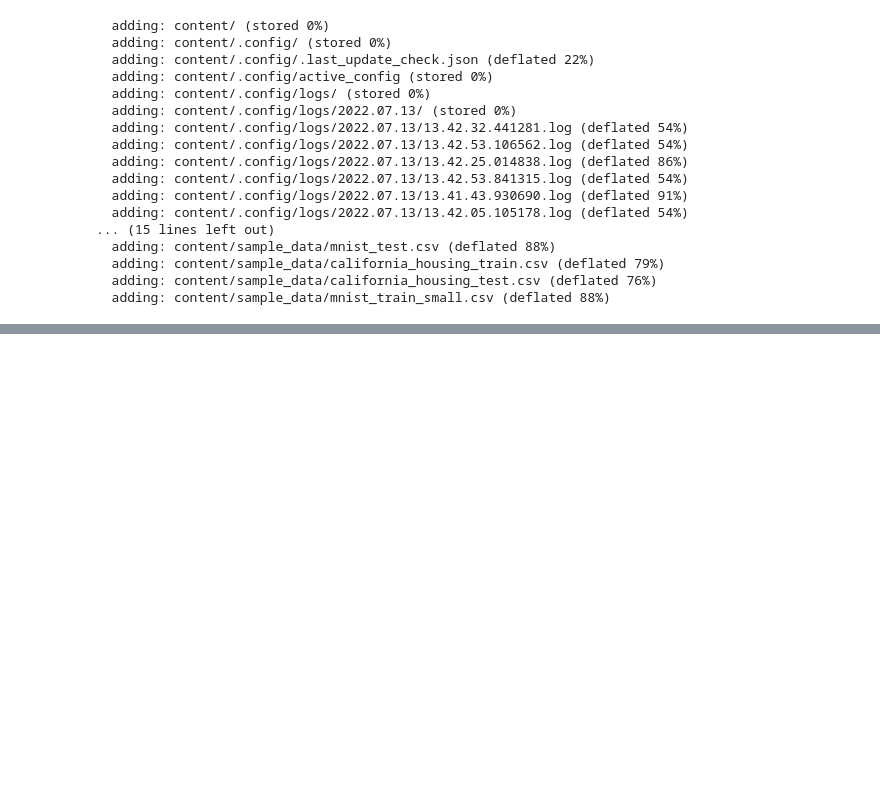
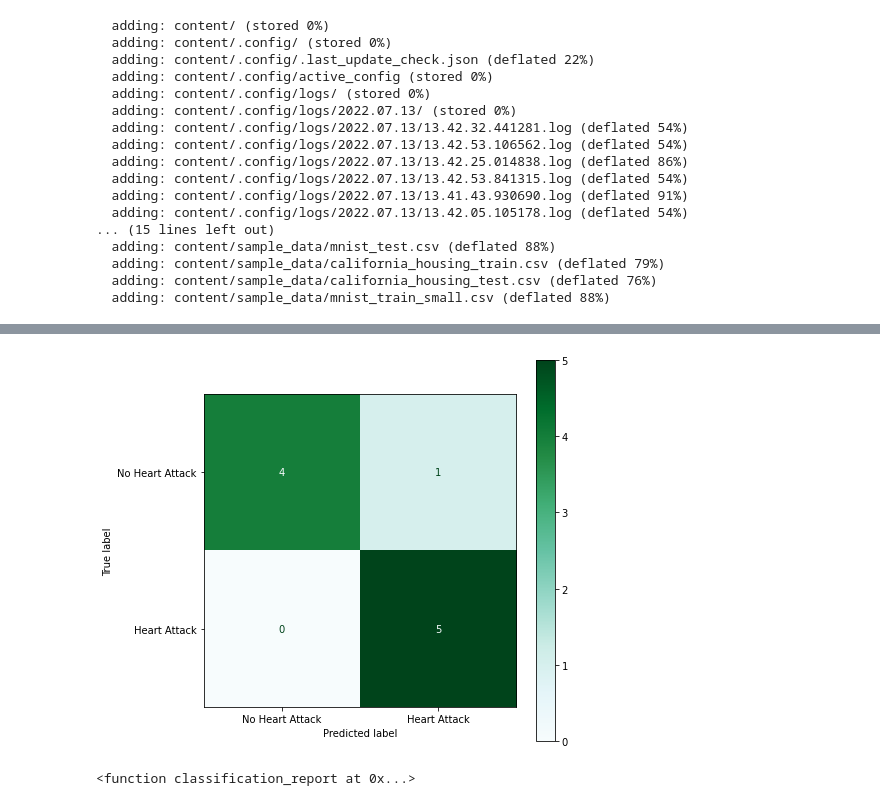
Before and after one commit to cheeann13/Heart-Attack-APP, a Jupyter notebook: heart_model.ipynb, the cells around one changed output, grey strips where cells are left out. Saved outputs shown, nothing was run; the diff lists cells and outputs as text; code cells hidden in the pictures; blank space fills up the shorter version.

Commit message:
test dataset

```diff
--- a/heart_model.ipynb
+++ b/heart_model.ipynb
@@ -570,0 +590,6 @@ files.download("/content/heart.zip")
+# %%
+test_X = test.drop(['TRUE output','fbs'],axis=1)
+# %%
+true_y = test['TRUE output']
+# %%
+res = grid.predict(test_X)
@@ -570,0 +598,4 @@ files.download("/content/heart.zip")
+# %%
+labels = ['No Heart Attack','Heart Attack']
+cm = confusion_matrix(true_y,res)
+cr = classification_report(true_y,res, target_names = labels)
@@ -570,0 +617,10 @@ files.download("/content/heart.zip")
+# %%
+disp = ConfusionMatrixDisplay(confusion_matrix=cm,display_labels =labels)
+disp.plot(cmap='BuGn')
+plt.rcParams['figure.figsize'] = [7, 7]
+plt.show()
+
+print(classification_report)
+# %% [output]
+[figure, added]
+<function classification_report at 0x...>
```
Also changed, not shown: parts of 11 cells of this notebook, 8 other files.
